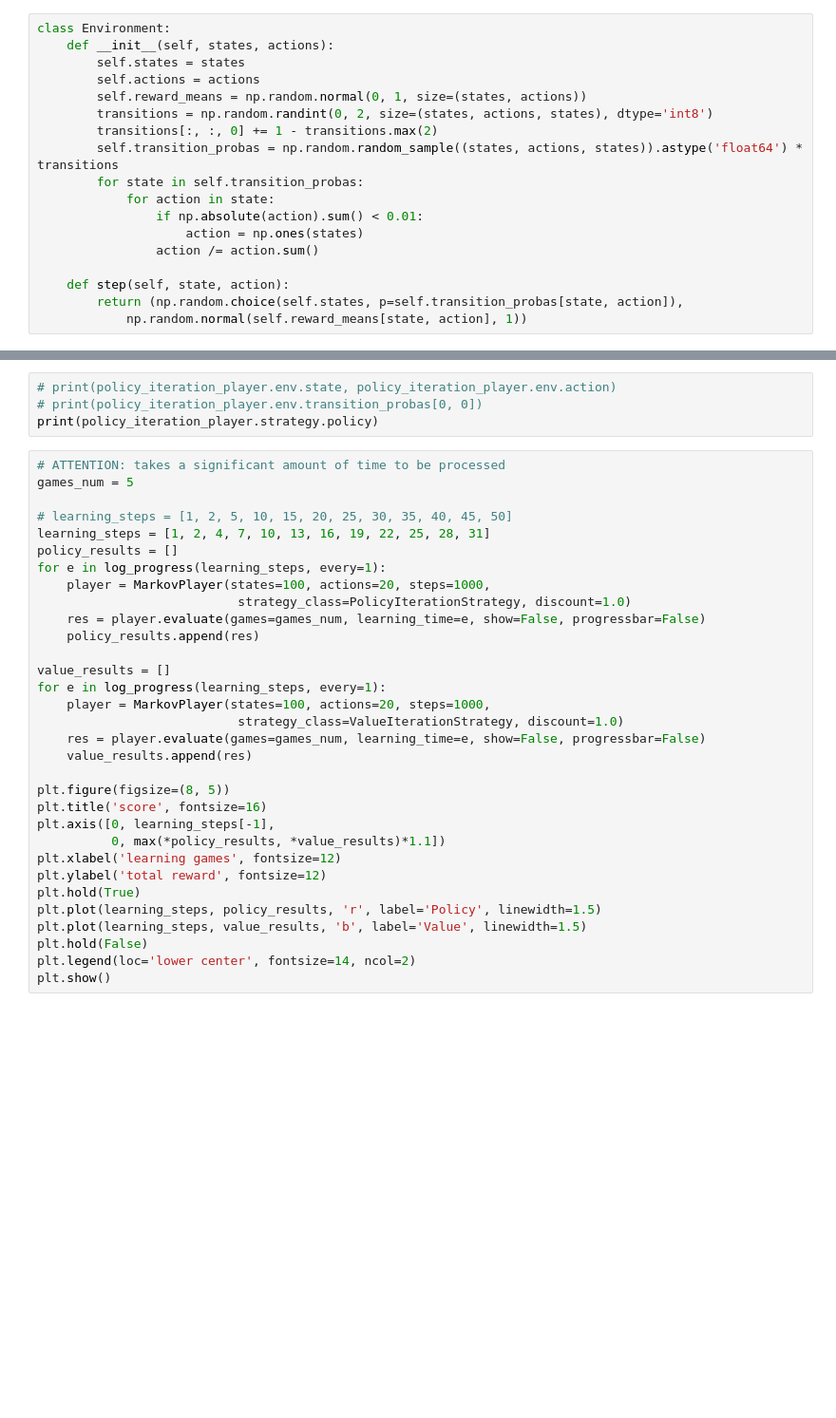
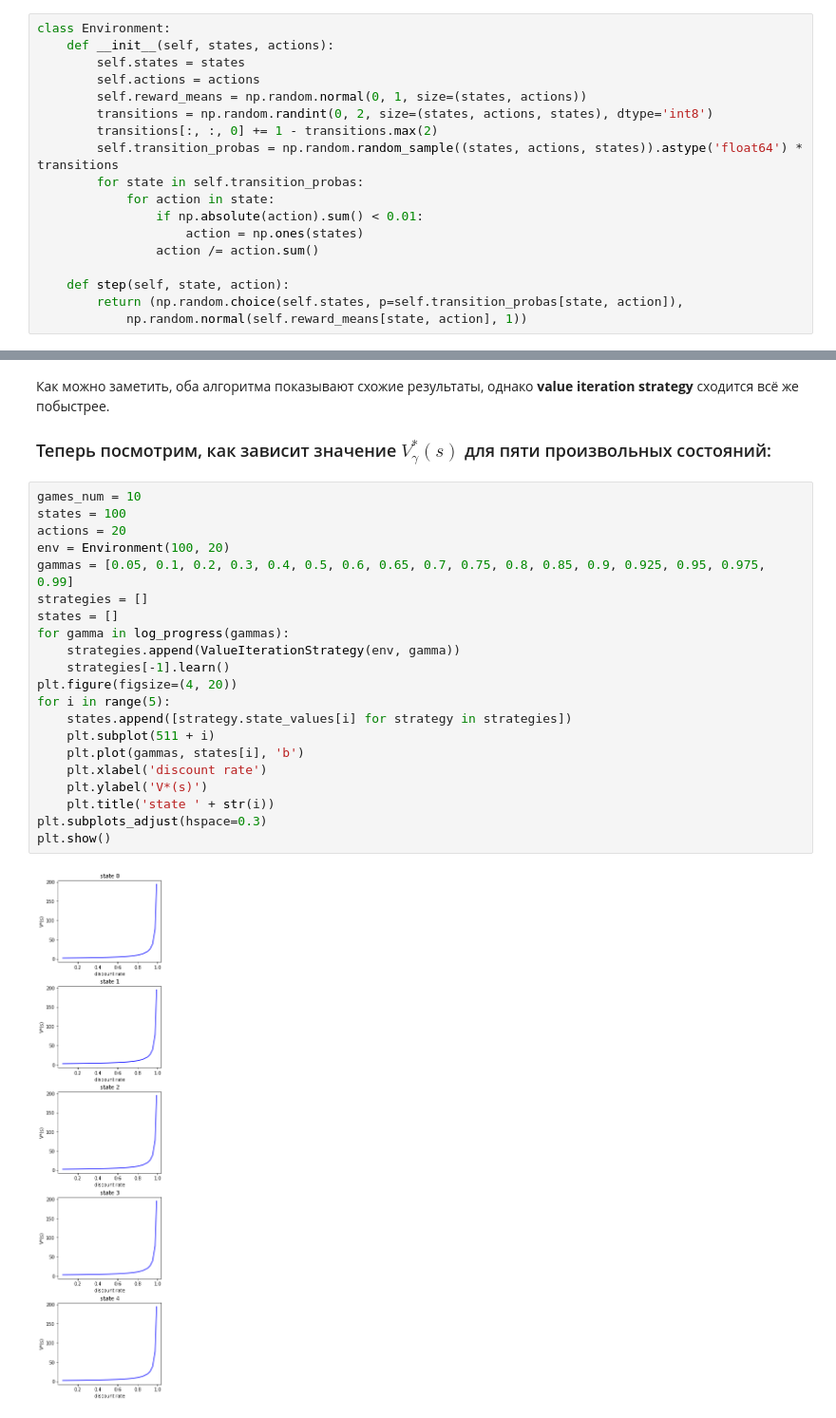
Before and after one commit to v-sopov/renju, a Jupyter notebook: new_markov.ipynb, the cells around one changed output, grey strips where cells are left out. Shown at 95% size. Cells and saved outputs as stored; diff of their text form; blank space fills up the shorter version.

```diff
--- a/new_markov.ipynb
+++ b/new_markov.ipynb
@@ -283,36 +293,27 @@ plt.show()
-# %%
-# print(policy_iteration_player.env.state, policy_iteration_player.env.action)
-# print(policy_iteration_player.env.transition_probas[0, 0])
-print(policy_iteration_player.strategy.policy)
-# %%
-# ATTENTION: takes a significant amount of time to be processed
-games_num = 5
-
-# learning_steps = [1, 2, 5, 10, 15, 20, 25, 30, 35, 40, 45, 50]
-learning_steps = [1, 2, 4, 7, 10, 13, 16, 19, 22, 25, 28, 31]
-policy_results = []
-for e in log_progress(learning_steps, every=1):
-    player = MarkovPlayer(states=100, actions=20, steps=1000,
-                           strategy_class=PolicyIterationStrategy, discount=1.0)
-    res = player.evaluate(games=games_num, learning_time=e, show=False, progressbar=False)
-    policy_results.append(res)
-
-value_results = []
-for e in log_progress(learning_steps, every=1):
-    player = MarkovPlayer(states=100, actions=20, steps=1000,
-                           strategy_class=ValueIterationStrategy, discount=1.0)
-    res = player.evaluate(games=games_num, learning_time=e, show=False, progressbar=False)
-    value_results.append(res)
-
-plt.figure(figsize=(8, 5))
-plt.title('score', fontsize=16)
-plt.axis([0, learning_steps[-1],
-          0, max(*policy_results, *value_results)*1.1])
-plt.xlabel('learning games', fontsize=12)
-plt.ylabel('total reward', fontsize=12)
-plt.hold(True)
-plt.plot(learning_steps, policy_results, 'r', label='Policy', linewidth=1.5)
-plt.plot(learning_steps, value_results, 'b', label='Value', linewidth=1.5)
-plt.hold(False)
-plt.legend(loc='lower center', fontsize=14, ncol=2)
-plt.show()
+# %% [markdown]
+Как можно заметить, оба алгоритма показывают схожие результаты, однако **value iteration strategy** сходится всё же побыстрее.
+
+### Теперь посмотрим, как зависит значение $V_\gamma^*(s)$ для пяти произвольных состояний:
+# %%
+games_num = 10
+states = 100
+actions = 20
+env = Environment(100, 20)
+gammas = [0.05, 0.1, 0.2, 0.3, 0.4, 0.5, 0.6, 0.65, 0.7, 0.75, 0.8, 0.85, 0.9, 0.925, 0.95, 0.975, 0.99]
+strategies = []
+states = []
+for gamma in log_progress(gammas):
+    strategies.append(ValueIterationStrategy(env, gamma))
+    strategies[-1].learn()
+plt.figure(figsize=(4, 20))
+for i in range(5):
+    states.append([strategy.state_values[i] for strategy in strategies])
+    plt.subplot(511 + i)
+    plt.plot(gammas, states[i], 'b')
+    plt.xlabel('discount rate')
+    plt.ylabel('V*(s)')
+    plt.title('state ' + str(i))
+plt.subplots_adjust(hspace=0.3)
+plt.show()
+# %% [output]
+[figure, added]
```
Also changed, not shown: parts of 6 cells of this notebook.
